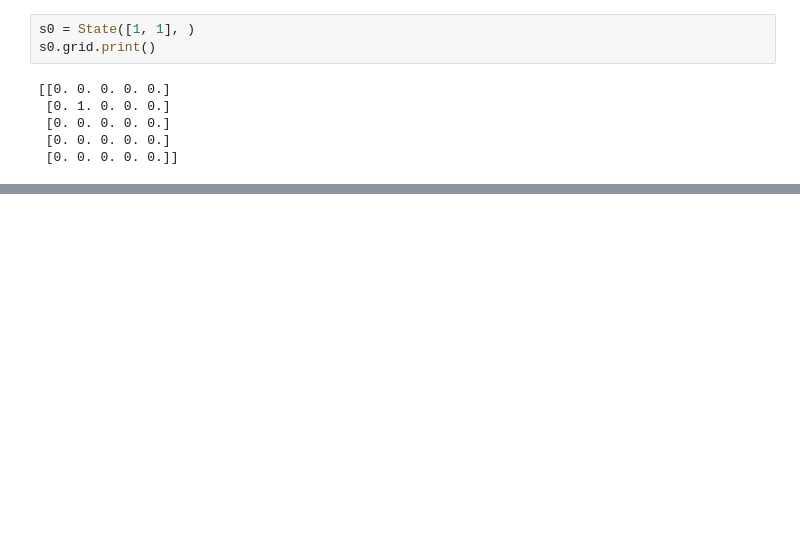
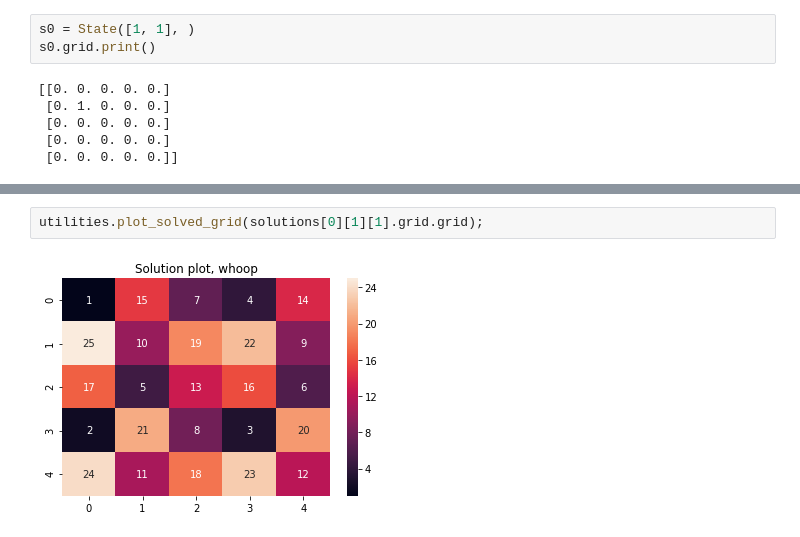
Before and after one commit to rshnn/grid-game, a Jupyter notebook: grid-game.ipynb, the cells around one changed output, grey strips where cells are left out. Cells and saved outputs as stored; diff of their text form; blank space fills up the shorter version.

```diff
--- a/grid-game.ipynb
+++ b/grid-game.ipynb
@@ -88,0 +55,4 @@ Starting coords: (0, 1)
+# %%
+utilities.plot_solved_grid(solutions[0][1][1].grid.grid);
+# %% [output]
+[figure, added]
```
Also changed, not shown: parts of 11 cells of this notebook, 7 other files.
